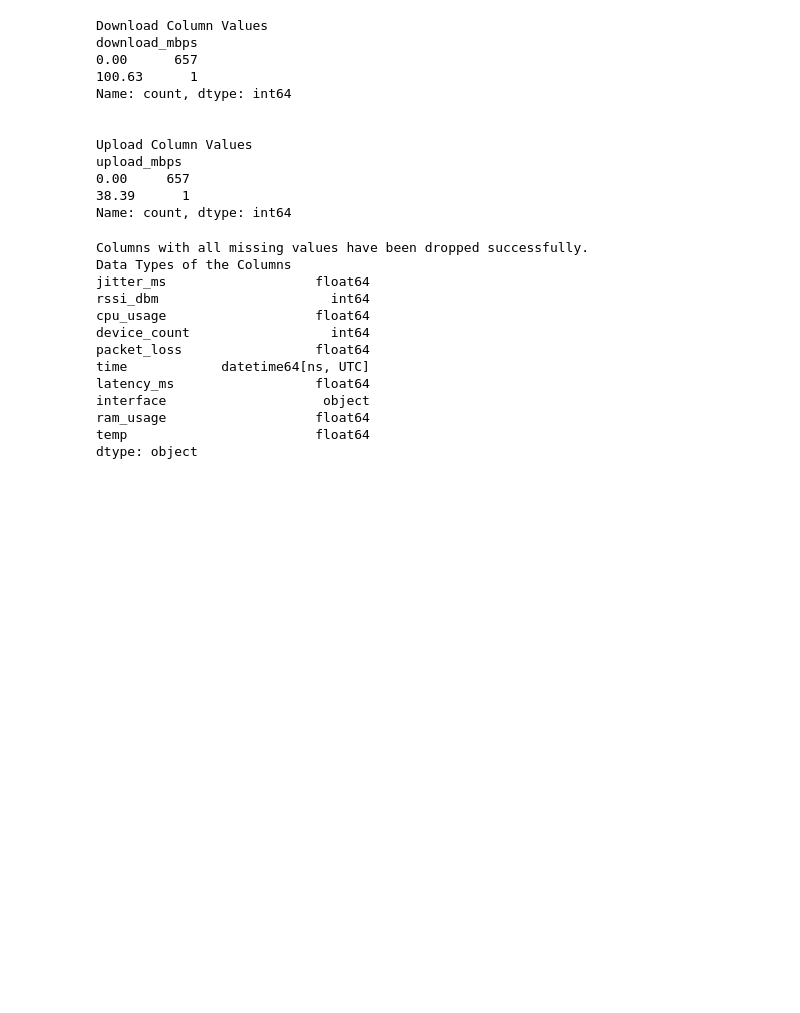
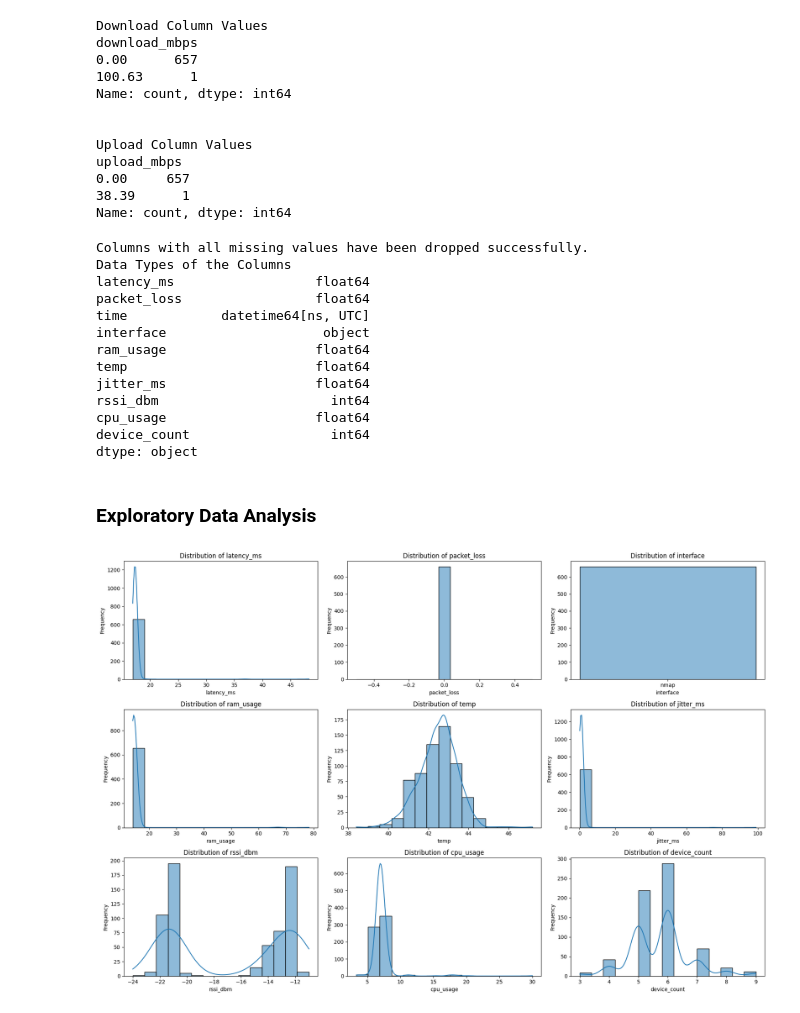
Before and after one commit to fadeldnswr/home-network-digital-twin-be, a Jupyter notebook: notebook/data_analysis.ipynb, the cells around one changed output. Drawn from its saved outputs; the diff is of its cells as text; code cells hidden in the pictures; blank space fills up the shorter version.

Commit message:
Performed exploratory data analysis for real data

```diff
--- a/notebook/data_analysis.ipynb
+++ b/notebook/data_analysis.ipynb
@@ -90,17 +84,50 @@ print("Columns with all missing values have been dropped successfully.")
 # Check the data types of the columns
 print("Data Types of the Columns")
 print(data.dtypes)
+
+# Set the time as index
+data.set_index("time", inplace=True)
 # %% [output]
 Columns with all missing values have been dropped successfully.
 Data Types of the Columns
+latency_ms                  float64
+packet_loss                 float64
+time            datetime64[ns, UTC]
+interface                    object
+ram_usage                   float64
+temp                        float64
 jitter_ms                   float64
 rssi_dbm                      int64
 cpu_usage                   float64
 device_count                  int64
-packet_loss                 float64
-time            datetime64[ns, UTC]
-latency_ms                  float64
-interface                    object
-ram_usage                   float64
-temp                        float64
 dtype: object
+# %% [markdown]
+### Exploratory Data Analysis
+# %%
+# Create distribution plots for each column
+import seaborn as sns
+
+# Define the number of columns and rows for subplots
+num_cols = data.shape[1]
+num_of_cols = 3
+num_of_rows = (num_cols + num_of_cols - 1) // num_of_cols
+
+# Setup canvas for subplots
+fig, axes = plt.subplots(num_of_rows, num_of_cols, figsize=(18, 4 * num_of_rows))
+axes = axes.flatten()
+
+# Plot each column's distribution
+for i, column in enumerate(data.columns):
+  sns.histplot(data[column], ax=axes[i], kde=True, bins=15)
+  axes[i].set_title(f'Distribution of {column}')
+  axes[i].set_xlabel(column)
+  axes[i].set_ylabel('Frequency')
+
+# Delete empty subplots if cols not even
+for j in range(i + 1, len(axes)):
+  fig.delaxes(axes[j])
+
+plt.tight_layout()
+plt.show()
+# %% [output]
+[figure, added]
```
Also changed, not shown: parts of 4 cells of this notebook, 2 other files.
